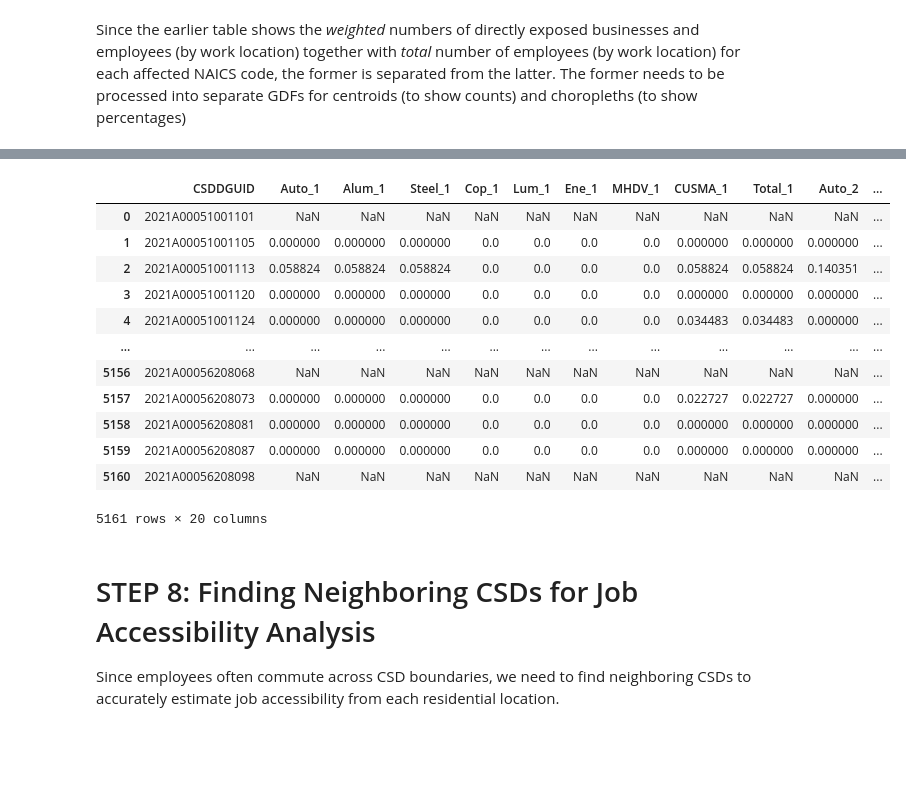
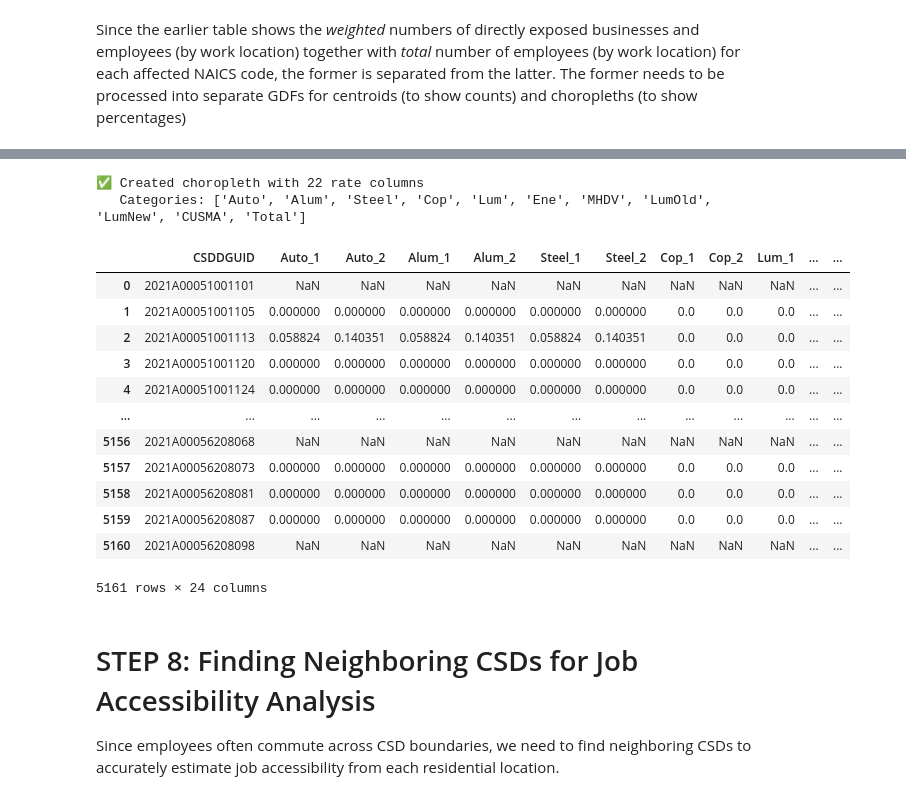
Before and after one commit to schoolofcities/tariffs, a Jupyter notebook: analysis/Data Manipulation YJ CSD.ipynb, the cells around one changed output, grey strips where cells are left out. Saved outputs shown, nothing was run; the diff lists cells and outputs as text; code cells hidden in the pictures; blank space fills up the shorter version.

```diff
--- a/analysis/Data Manipulation YJ CSD.ipynb
+++ b/analysis/Data Manipulation YJ CSD.ipynb
@@ -511,15 +602,18 @@ business_grouped
 # %% [markdown]
 Since the earlier table shows the *weighted* numbers of directly exposed businesses and employees (by work location) together with *total* number of employees (by work location) for each affected NAICS code, the former is separated from the latter. The former needs to be processed into separate GDFs for centroids (to show counts) and choropleths (to show percentages)
 # %%
-excluded_cols = [
-    'All_Businesses', 'All_Employees',
-    'Auto_B', 'Auto_E', 'Alum_B', 'Alum_E',
-    'Steel_B', 'Steel_E', 'Cop_B', 'Cop_E',
-    'Lum_B', 'Lum_E', 'Ene_B', 'Ene_E', 'MHDV_B', 'MHDV_E',
-    'CUSMA_B', 'CUSMA_E', 'Total_B', 'Total_E',
-    'LANDAREA', 'geometry'
-]
+# ============================================================
+# SEPARATE CATEGORY DATA FROM NAICS DATA - DYNAMIC
+# ============================================================
+
+# Build excluded columns list dynamically
+excluded_cols = ['All_Businesses', 'All_Employees', 'LANDAREA', 'geometry']
+for prefix in all_category_prefixes:
+    excluded_cols.extend([f'{prefix}_B', f'{prefix}_E'])
 
 business_filter = business_grouped[['CSDDGUID'] + [col for col in business_grouped.columns if col in excluded_cols]].copy()
 
 business_census = business_grouped[[col for col in business_grouped.columns if col not in excluded_cols]]
+
+print(f"✅ business_filter has {len([c for c in excluded_cols if c.endswith('_B')])} category business columns")
+print(f"   business_census has {len(business_census.columns)} NAICS columns")
@@ -549,39 +650,47 @@ cent_gdf
 # %%
 # Create choropleth from business_filter which still has POLYGON geometries
 choro_cols = business_filter.copy()
 
-tars = ['Auto', 'Alum', 'Steel', 'Cop', 'Lum', 'Ene', 'MHDV', 'CUSMA', 'Total']
-
-for tar in tars:
-    tar_1 = f'{tar}_1'
-    tar_2 = f'{tar}_2'
-
-    choro_cols[tar_1] = (
-        choro_cols[f'{tar}_B']/choro_cols['All_Businesses']
+# Calculate percentage rates for each category dynamically
+for prefix in all_category_prefixes:
+    # {prefix}_1 = % of businesses affected
+    # {prefix}_2 = % of employees affected
+    choro_cols[f'{prefix}_1'] = (
+        choro_cols[f'{prefix}_B'] / choro_cols['All_Businesses']
+    )
+    choro_cols[f'{prefix}_2'] = (
+        choro_cols[f'{prefix}_E'] / choro_cols['All_Employees']
     )
 
-    choro_cols[tar_2] = (
-        choro_cols[f'{tar}_E']/choro_cols['All_Employees']
-    )
+# Select only the columns we need
+rate_cols = []
+for prefix in all_category_prefixes:
+    rate_cols.extend([f'{prefix}_1', f'{prefix}_2'])
 
-choro_cols = choro_cols[['CSDDGUID'] + [f'{tar}_1' for tar in tars] + [f'{tar}_2' for tar in tars] + ['geometry']]
+choro_cols = choro_cols[['CSDDGUID'] + rate_cols + ['geometry']]
 
 choro_gdf = gpd.GeoDataFrame(choro_cols, geometry='geometry', crs='EPSG:3347')
+
+print(f"✅ Created choropleth with {len(rate_cols)} rate columns")
+print(f"   Categories: {all_category_prefixes}")
+
 choro_gdf
 # %% [output]
+✅ Created choropleth with 22 rate columns
+   Categories: ['Auto', 'Alum', 'Steel', 'Cop', 'Lum', 'Ene', 'MHDV', 'LumOld', 'LumNew', 'CUSMA', 'Total']
-|  | CSDDGUID | Auto_1 | Alum_1 | Steel_1 | Cop_1 | Lum_1 | Ene_1 | MHDV_1 | CUSMA_1 | Total_1 | Auto_2 | ... |
-| 0 | 2021A00051001101 | NaN | NaN | NaN | NaN | NaN | NaN | NaN | NaN | NaN | NaN | ... |
-| 1 | 2021A00051001105 | 0.000000 | 0.000000 | 0.000000 | 0.0 | 0.0 | 0.0 | 0.0 | 0.000000 | 0.000000 | 0.000000 | ... |
-| 2 | 2021A00051001113 | 0.058824 | 0.058824 | 0.058824 | 0.0 | 0.0 | 0.0 | 0.0 | 0.058824 | 0.058824 | 0.140351 | ... |
-| 3 | 2021A00051001120 | 0.000000 | 0.000000 | 0.000000 | 0.0 | 0.0 | 0.0 | 0.0 | 0.000000 | 0.000000 | 0.000000 | ... |
-| 4 | 2021A00051001124 | 0.000000 | 0.000000 | 0.000000 | 0.0 | 0.0 | 0.0 | 0.0 | 0.034483 | 0.034483 | 0.000000 | ... |
+|  | CSDDGUID | Auto_1 | Auto_2 | Alum_1 | Alum_2 | Steel_1 | Steel_2 | Cop_1 | Cop_2 | Lum_1 | ... | ... |
+| 0 | 2021A00051001101 | NaN | NaN | NaN | NaN | NaN | NaN | NaN | NaN | NaN | ... | ... |
+| 1 | 2021A00051001105 | 0.000000 | 0.000000 | 0.000000 | 0.000000 | 0.000000 | 0.000000 | 0.0 | 0.0 | 0.0 | ... | ... |
+| 2 | 2021A00051001113 | 0.058824 | 0.140351 | 0.058824 | 0.140351 | 0.058824 | 0.140351 | 0.0 | 0.0 | 0.0 | ... | ... |
+| 3 | 2021A00051001120 | 0.000000 | 0.000000 | 0.000000 | 0.000000 | 0.000000 | 0.000000 | 0.0 | 0.0 | 0.0 | ... | ... |
+| 4 | 2021A00051001124 | 0.000000 | 0.000000 | 0.000000 | 0.000000 | 0.000000 | 0.000000 | 0.0 | 0.0 | 0.0 | ... | ... |
 | ... | ... | ... | ... | ... | ... | ... | ... | ... | ... | ... | ... | ... |
-| 5156 | 2021A00056208068 | NaN | NaN | NaN | NaN | NaN | NaN | NaN | NaN | NaN | NaN | ... |
-| 5157 | 2021A00056208073 | 0.000000 | 0.000000 | 0.000000 | 0.0 | 0.0 | 0.0 | 0.0 | 0.022727 | 0.022727 | 0.000000 | ... |
-| 5158 | 2021A00056208081 | 0.000000 | 0.000000 | 0.000000 | 0.0 | 0.0 | 0.0 | 0.0 | 0.000000 | 0.000000 | 0.000000 | ... |
-| 5159 | 2021A00056208087 | 0.000000 | 0.000000 | 0.000000 | 0.0 | 0.0 | 0.0 | 0.0 | 0.000000 | 0.000000 | 0.000000 | ... |
-| 5160 | 2021A00056208098 | NaN | NaN | NaN | NaN | NaN | NaN | NaN | NaN | NaN | NaN | ... |
+| 5156 | 2021A00056208068 | NaN | NaN | NaN | NaN | NaN | NaN | NaN | NaN | NaN | ... | ... |
+| 5157 | 2021A00056208073 | 0.000000 | 0.000000 | 0.000000 | 0.000000 | 0.000000 | 0.000000 | 0.0 | 0.0 | 0.0 | ... | ... |
+| 5158 | 2021A00056208081 | 0.000000 | 0.000000 | 0.000000 | 0.000000 | 0.000000 | 0.000000 | 0.0 | 0.0 | 0.0 | ... | ... |
+| 5159 | 2021A00056208087 | 0.000000 | 0.000000 | 0.000000 | 0.000000 | 0.000000 | 0.000000 | 0.0 | 0.0 | 0.0 | ... | ... |
+| 5160 | 2021A00056208098 | NaN | NaN | NaN | NaN | NaN | NaN | NaN | NaN | NaN | ... | ... |
-5161 rows × 20 columns
+5161 rows × 24 columns
 # %% [markdown]
 # STEP 8: Finding Neighboring CSDs for Job Accessibility Analysis
 
```
Also changed, not shown: parts of 24 cells of this notebook, 1 other file.
